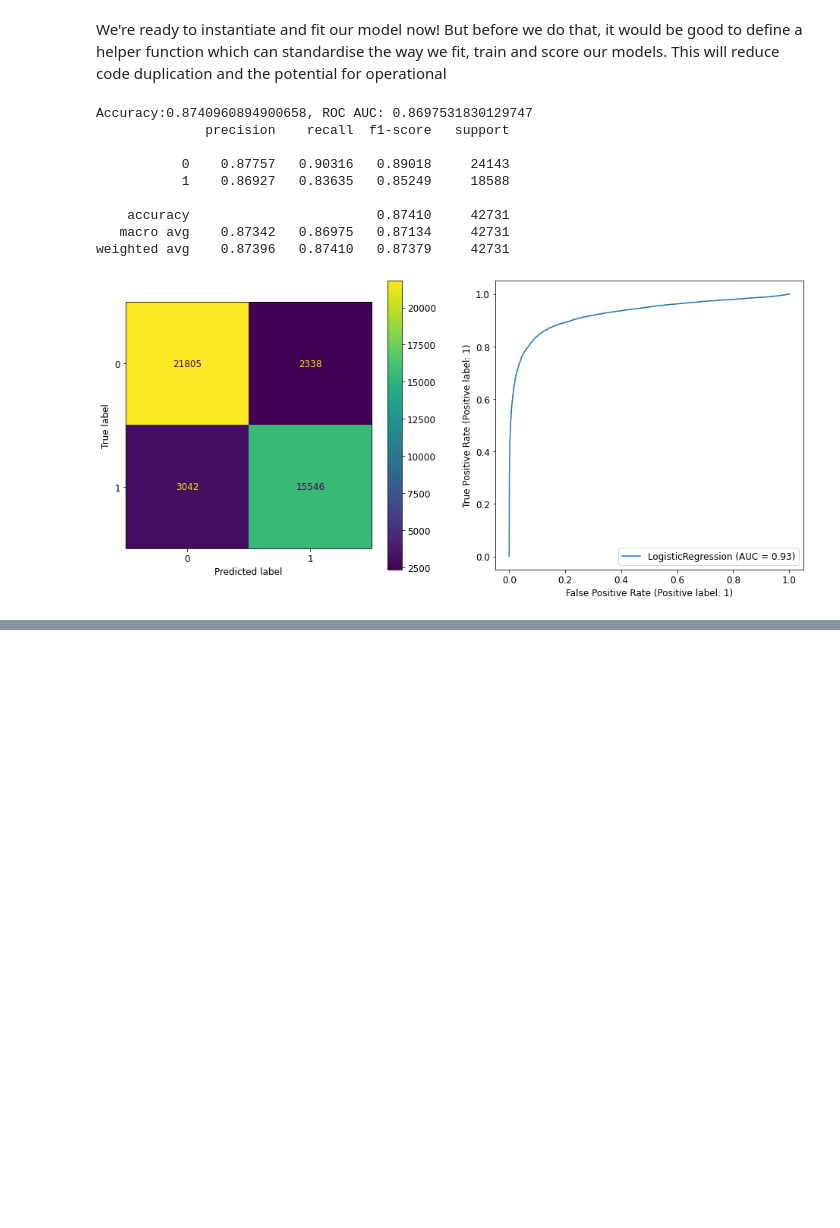
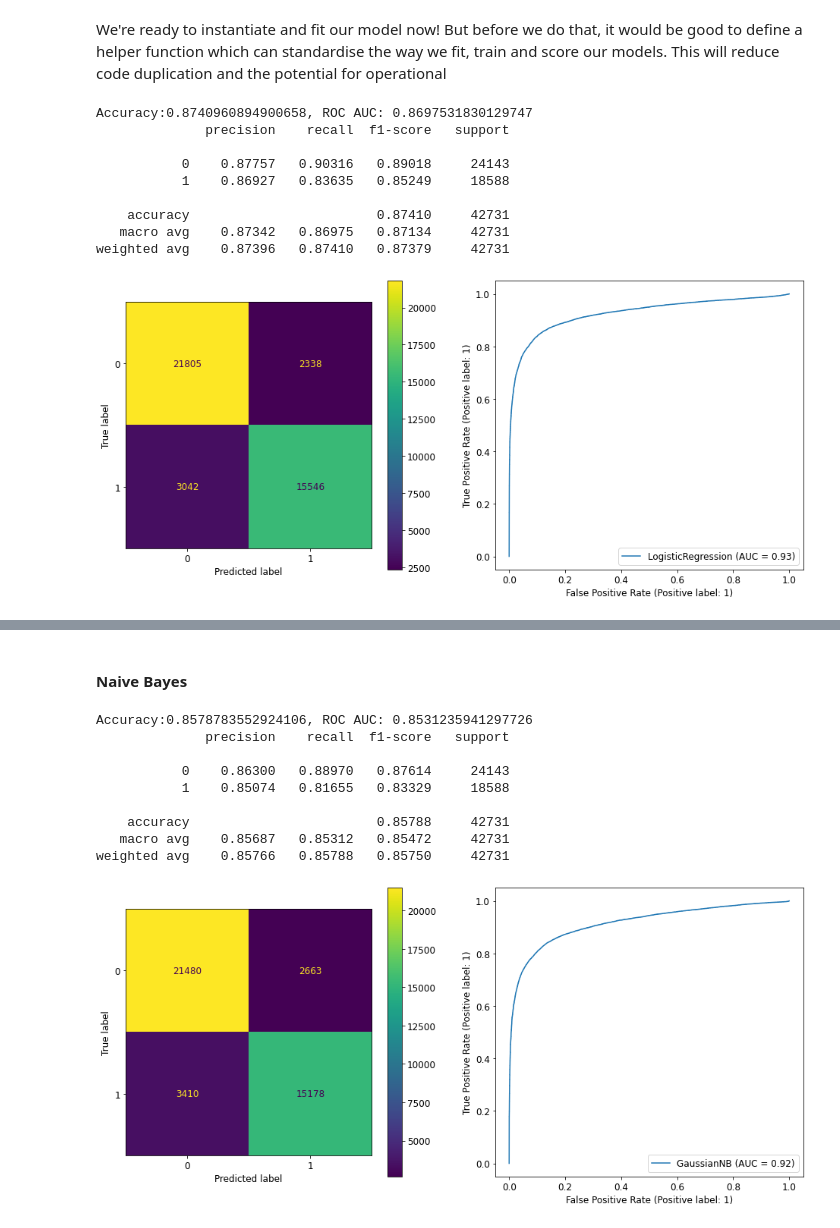
Before and after one commit to ibdafna/airlines_passengers, a Jupyter notebook: airline_passenger_satisfaction.ipynb, the cells around one changed output, grey strips where cells are left out. Cells and saved outputs as stored; diff of their text form; code cells hidden in the pictures; blank space fills up the shorter version.

Commit message:
Models, models, models! 🚴

```diff
--- a/airline_passenger_satisfaction.ipynb
+++ b/airline_passenger_satisfaction.ipynb
@@ -188,8 +188,8 @@ scatt = bqp.ScatterGL(
     scales={"x": sc_x, "y": sc_y},
     colors=["limegreen", "purple"],
 )
-ax_x = bqp.Axis(scale=sc_x, label="")
-ax_y = bqp.Axis(scale=sc_y, orientation="vertical", tick_format="d", label="")
+ax_x = bqp.Axis(scale=sc_x, label=scatter_x_dropdown.value)
+ax_y = bqp.Axis(scale=sc_y, orientation="vertical", tick_format="d", label=scatter_y_dropdown.value)
 fig = bqp.Figure(marks=[scatt], axes=[ax_x, ax_y], padding_x=0.025, interaction=bqp.interacts.PanZoom(scales={'x': [sc_x], 'y': [sc_y]}),
                  title="Select axes from the dropdown boxes!")
 
@@ -390,7 +390,7 @@ can standardise the way we fit, train and score our models. This will reduce cod
 from sklearn.linear_model import LinearRegression, LogisticRegression
 from sklearn.metrics import confusion_matrix, ConfusionMatrixDisplay, RocCurveDisplay, accuracy_score, roc_auc_score, classification_report
 
-def run_model(model, X_train, X_test, y_train, y_test):
+def run_model(model, X_train, X_test, y_train, y_test, print_results=True):
     # Convert to 1D arrays as some of the sklearn functions require them
     y_train = y_train.values.ravel()
     y_test = y_test.values.ravel()
@@ -402,17 +402,18 @@ def run_model(model, X_train, X_test, y_train, y_test):
     # Calculate performance metrics
     accuracy = accuracy_score(y_test, y_pred)
     roc_auc = roc_auc_score(y_test, y_pred)
-    print(f"Accuracy:{accuracy}, ROC AUC: {roc_auc}")
-    print(classification_report(y_test,y_pred,digits=5))
     cm = confusion_matrix(y_test, y_pred, labels=model.classes_)
-    fig, (ax1, ax2) = plt.subplots(nrows=1, ncols=2, figsize=(16, 7))
-    cmd = ConfusionMatrixDisplay.from_estimator(model, X_test, y_test, ax=ax1)
-    rocd = RocCurveDisplay.from_estimator(model, X_test, y_test, ax=ax2)
+    if print_results:
+        print(f"Accuracy:{accuracy}, ROC AUC: {roc_auc}")
+        print(classification_report(y_test,y_pred,digits=5))
+        fig, (ax1, ax2) = plt.subplots(nrows=1, ncols=2, figsize=(16, 7))
+        cmd = ConfusionMatrixDisplay.from_estimator(model, X_test, y_test, ax=ax1)
+        rocd = RocCurveDisplay.from_estimator(model, X_test, y_test, ax=ax2)
 
     return model, accuracy, roc_auc
 # %%
 # Running our model (using a higher number of iteration to maximize chance of model convergence)
-run_model(LogisticRegression(max_iter=4000), X_train, X_test, y_train, y_test);
+model, accuracy, roc_auc = run_model(LogisticRegression(max_iter=4000), X_train, X_test, y_train, y_test);
 # %% [output]
 Accuracy:0.8740960894900658, ROC AUC: 0.8697531830129747
               precision    recall  f1-score   support
@@ -426,0 +453,17 @@ weighted avg    0.87396   0.87410   0.87379     42731
+# %% [markdown]
+#### Naive Bayes
+# %%
+from sklearn.naive_bayes import GaussianNB
+
+model, accuracy, roc_auc = run_model(GaussianNB(), X_train, X_test, y_train, y_test);
+# %% [output]
+Accuracy:0.8578783552924106, ROC AUC: 0.8531235941297726
+              precision    recall  f1-score   support
+
+           0    0.86300   0.88970   0.87614     24143
+           1    0.85074   0.81655   0.83329     18588
+
+    accuracy                        0.85788     42731
+   macro avg    0.85687   0.85312   0.85472     42731
+weighted avg    0.85766   0.85788   0.85750     42731
+[figure, added]
```
Also changed, not shown: parts of 14 cells of this notebook.
